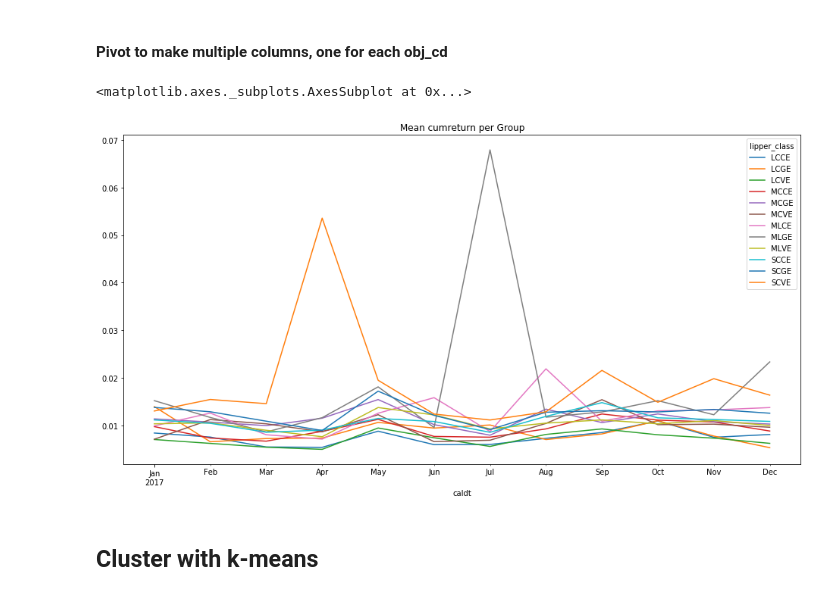
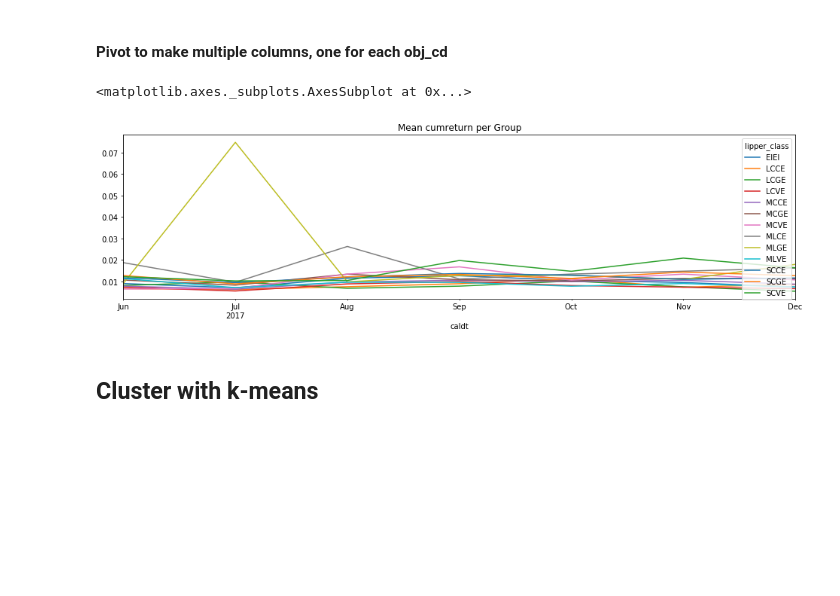
Before and after one commit to Amglex/Mutual-Funds, a Jupyter notebook: notebooks/050 - Clustering.ipynb, the cells around one changed output. Cells and saved outputs as stored; diff of their text form; code cells hidden in the pictures; blank space fills up the shorter version.

```diff
--- a/notebooks/050 - Clustering.ipynb
+++ b/notebooks/050 - Clustering.ipynb
@@ -29,7 +28,6 @@ end_date   = '2017-12-31'
 ## Load Data
 # %%
 ### Returns
-
 path = '../data/processed/returns.feather'
 returns = feather.read_dataframe(path)
 # Filter based on date
@@ -37,11 +35,15 @@ returns = returns.query('caldt >= @begin_date & caldt <= @end_date')
 
 ### Summary
 path = '../data/processed/row_info.feather'
-summary = feather.read_dataframe(path)
-summary.shape
+row_info = feather.read_dataframe(path)
+row_info = row_info.query('report_dt >= @begin_date and report_dt <= @end_date')
+
+row_info = row_info.reset_index(drop = True)
+row_info = row_info.assign(row = row_info.index)
 
 ### Holdings
 path = '../data/processed/holdings.npz'
 holdings = sparse.load_npz(path)
+holdings = holdings[row_info['row'].values]
 # %%
 print('Shape of summary information')
@@ -73,2 +58,5 @@ KeyError: 'port_no'
+# %%
+## Take only one Observation per year and fund and for the spezified timeframe
+row_info = row_info.assign(year = row_info['report_dt'].dt.year)
 # %%
 print('Shape of summary information')
@@ -125,0 +99,4 @@ returns_merged = returns_merged[['port_no','caldt','mret','lipper_class','style_
+# %%
+returns = returns.merge(row_info[['crsp_fundno','lipper_class']], how='left', on=['crsp_fundno'])
+returns = returns.dropna(axis = 0, how = 'any')
+returns.shape
@@ -148,6 +123,6 @@ array(['SCCE', 'LCGE', 'LCVE', 'SCGE', 'MCVE', 'LCCE', 'MLVE', 'MLGE',
 # %%
 # Analysis of selected funds
-returns_obj = returns_merged.groupby([group_by,'caldt'])['mret'].agg(['mean','count','std'])
+returns_obj = returns.groupby([group_by,'caldt'])['mret'].agg(['mean','count','std'])
 # %%
 def cumreturn(series):
     """
@@ -172,13 +147,13 @@ returns_obj_n = returns_obj.pivot_table(
 # %%
 returns_obj_n.plot(
               kind='line',
               use_index=True,
-              figsize=(16,8),
+              figsize=(16,4),
               title='Mean cumreturn per Group',
               legend='best')
 # %% [output]
 <matplotlib.axes._subplots.AxesSubplot at 0x...>
-[figure, old version]
+[figure, new version]
 # %% [markdown]
 ## Cluster with k-means
 # %% [markdown]
```
Also changed, not shown: parts of 42 cells of this notebook, 6 other files.
